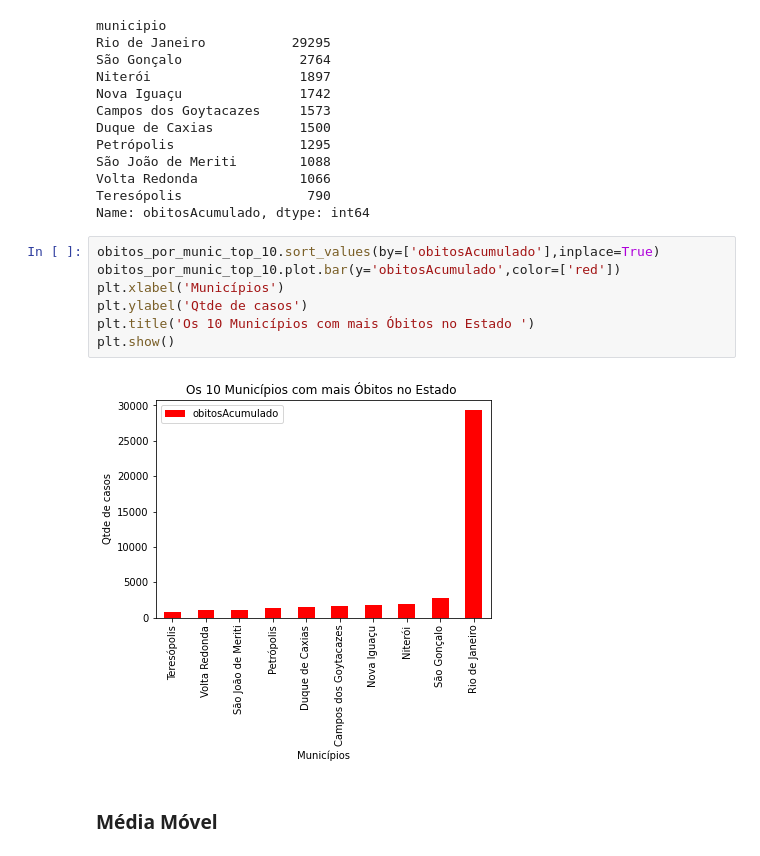
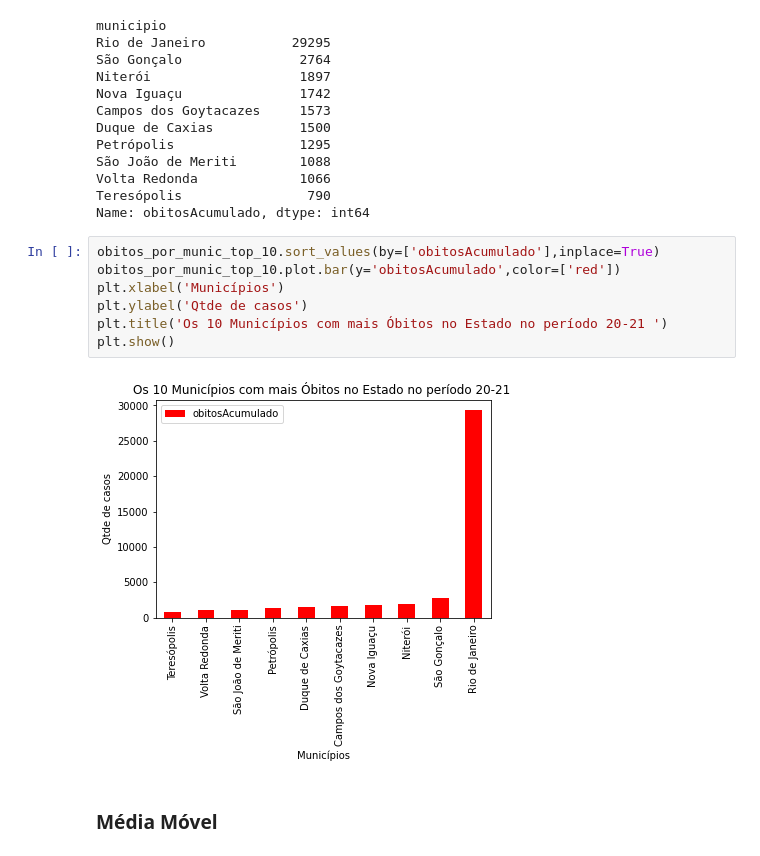
Before and after one commit to ranielli/analise-dados-covid-estatistica, a Jupyter notebook: analise_rj.ipynb, the cells around one changed output. Saved outputs shown, nothing was run; the diff lists cells and outputs as text.

```diff
--- a/analise_rj.ipynb
+++ b/analise_rj.ipynb
@@ -698,12 +698,12 @@ Name: obitosAcumulado, dtype: int64
 # %%
 obitos_por_munic_top_10.sort_values(by=['obitosAcumulado'],inplace=True)
 obitos_por_munic_top_10.plot.bar(y='obitosAcumulado',color=['red'])
 plt.xlabel('Municípios')
 plt.ylabel('Qtde de casos')
-plt.title('Os 10 Municípios com mais Óbitos no Estado ')
+plt.title('Os 10 Municípios com mais Óbitos no Estado no período 20-21 ')
 plt.show()
 # %% [output]
-[figure, old version]
+[figure, new version]
 # %% [markdown]
 ### Média Móvel
 # %%
```
Also changed, not shown: parts of 6 cells of this notebook.
